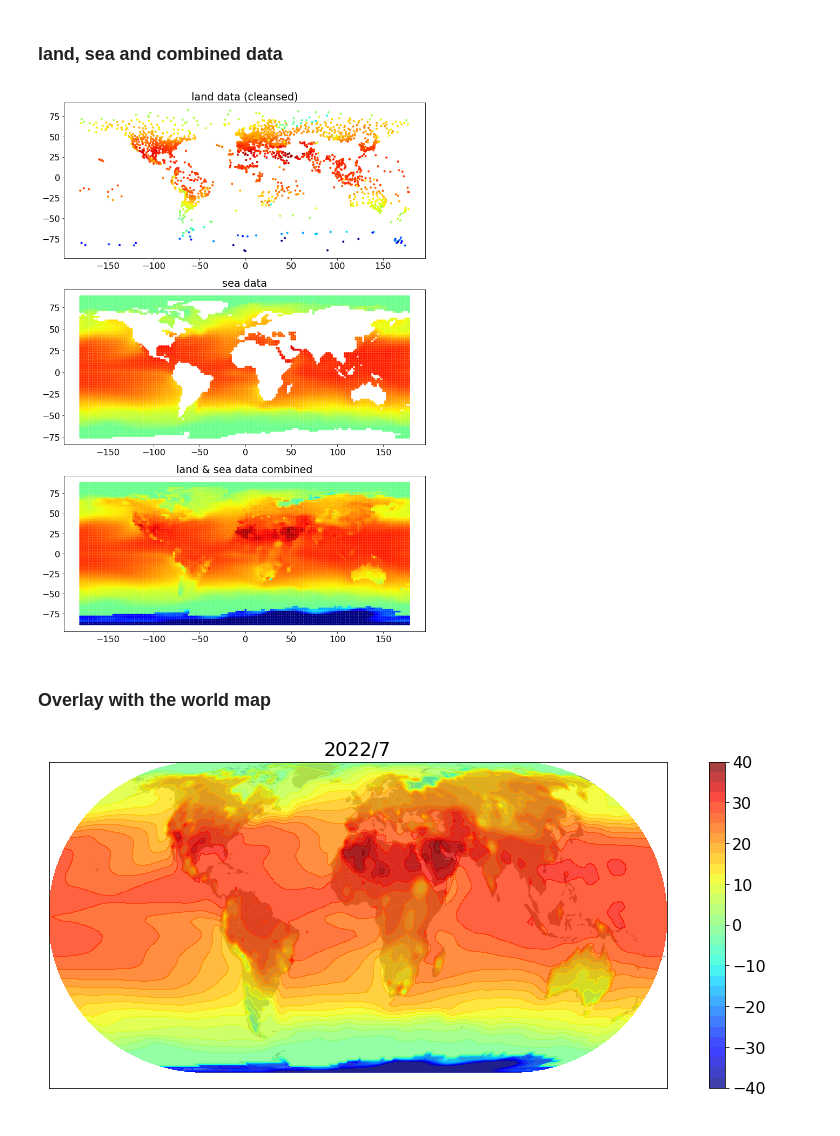
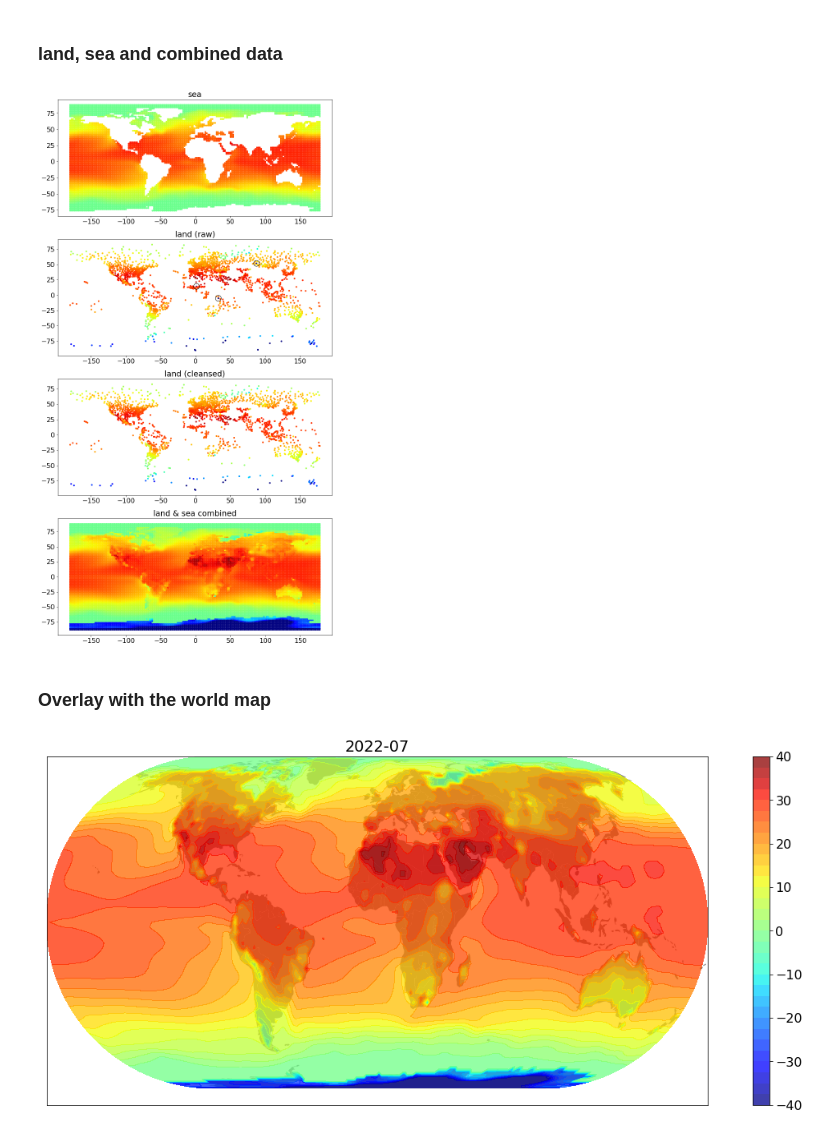
Before and after one commit to xyise/xyise, a Jupyter notebook: notebook/earth_temperature/et.ipynb, the cells around one changed output. Drawn from its saved outputs; the diff is of its cells as text; code cells hidden in the pictures.

```diff
--- a/notebook/earth_temperature/et.ipynb
+++ b/notebook/earth_temperature/et.ipynb
@@ -24,6 +24,9 @@ plt.rcParams['font.size'] = '16'
 # %% [output]
 The autoreload extension is already loaded. To reload it, use:
   %reload_ext autoreload
+# %%
+save_plots = True
+fn_plot_name = lambda name: os.path.join(download_folder, datetime(year, month, 1).strftime('%Y%m') + '-' + name + '.png')
 # %% [markdown]
 # Data
 ## Download
@@ -222,22 +243,29 @@ vmin, vmax = -40, 40
 ### land, sea and combined data
 # %%
 # land data,, sea data, and combined
-plt.figure(figsize=(12,18))
-plt.subplot(3,1,1)
+plt.figure(figsize=(12,24))
+plt.subplot(4,1,1)
+lon, lat, cel = std_raw.get_data()
+plt.scatter(lon, lat, c=cel, marker = '.', cmap='jet', alpha=1, vmin=vmin, vmax=vmax)
+plt.title('sea')
+plt.subplot(4,1,2)
+lon, lat, cel = ltd_raw.get_data()
+plt.scatter(lon, lat, c=cel, marker = '.', cmap='jet', alpha=1, vmin=vmin, vmax=vmax)
+plt.scatter(lon[outliers], lat[outliers], marker='o', s = 200, facecolor="None", edgecolor='k')
+plt.title('land (raw)')
+plt.subplot(4,1,3)
 lon, lat, cel = ltd_clnd.get_data()
 plt.scatter(lon, lat, c=cel, marker = '.', cmap='jet', alpha=1, vmin=vmin, vmax=vmax)
-plt.title('land data (cleansed)')
-plt.subplot(3,1,2)
-lon, lat, cel = std_raw.get_data()
-plt.scatter(lon, lat, c=cel, marker = '.', cmap='jet', alpha=1, vmin=vmin, vmax=vmax)
-plt.title('sea data')
-plt.subplot(3,1,3)
+plt.title('land (cleansed)')
+plt.subplot(4,1,4)
 lon, lat, cel = td_comb.get_data()
 plt.scatter(lon, lat, c=cel, marker = '.', cmap='jet', alpha=1, vmin=vmin, vmax=vmax)
-plt.title('land & sea data combined')
+plt.title('land & sea combined')
+if save_plots:
+    plt.savefig(fn_plot_name('data-comb'),bbox_inches='tight')
 plt.show()
 # %% [output]
-[figure, old version]
+[figure, new version]
 # %% [markdown]
 ### Overlay with the world map
 # %%
@@ -254,14 +282,15 @@ td_comb_proj = TemperatureData(year, month, lon_p, lat_p, cel)
 M_lon, M_lat = sea_ds.M_lon, sea_ds.M_lat
 lon_r, lat_r, cel_r = td_comb_proj.get_rectangular_data(M_lon, M_lat)
 
-fig, ax = plt.subplots(figsize=(15,6))
+fig, ax = plt.subplots(figsize=(20,8))
 worldmap.plot(color='grey', ax=ax)
 cel_rmm = np.clip(cel_r, vmin, vmax)
 plt.contourf(lon_r, lat_r, cel_rmm, levels = np.arange(vmin, vmax+1, 2.5), vmin=vmin, vmax=vmax, cmap='jet', alpha=0.75)
 plt.colorbar()
 plt.xticks([]), plt.yticks([])
-plt.title(str(year) + '/' + str(month))
-#plt.xlim([-180,178]), plt.ylim([-88,88])
+plt.title(datetime(year,month,1).strftime('%Y-%m'))
+if save_plots:
+    plt.savefig(fn_plot_name('contour'),bbox_inches='tight')
 plt.show()
 # %% [output]
-[figure, old version]
+[figure, new version]
```
Also changed, not shown: parts of 2 cells of this notebook.
